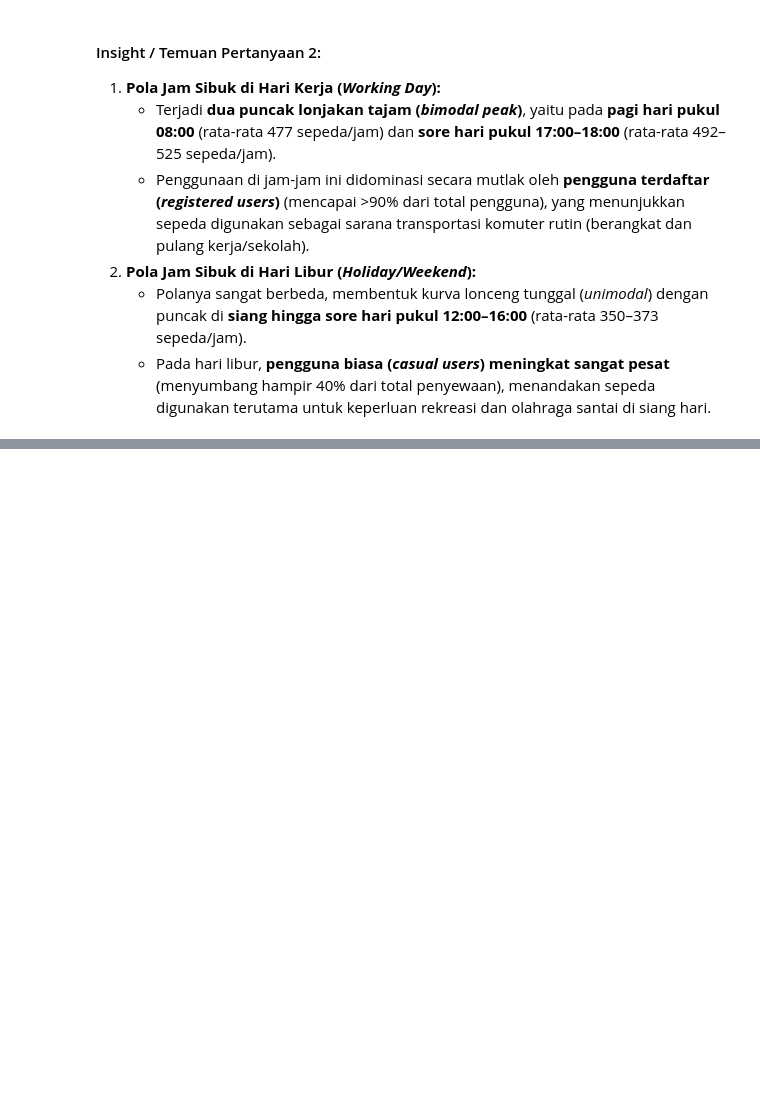
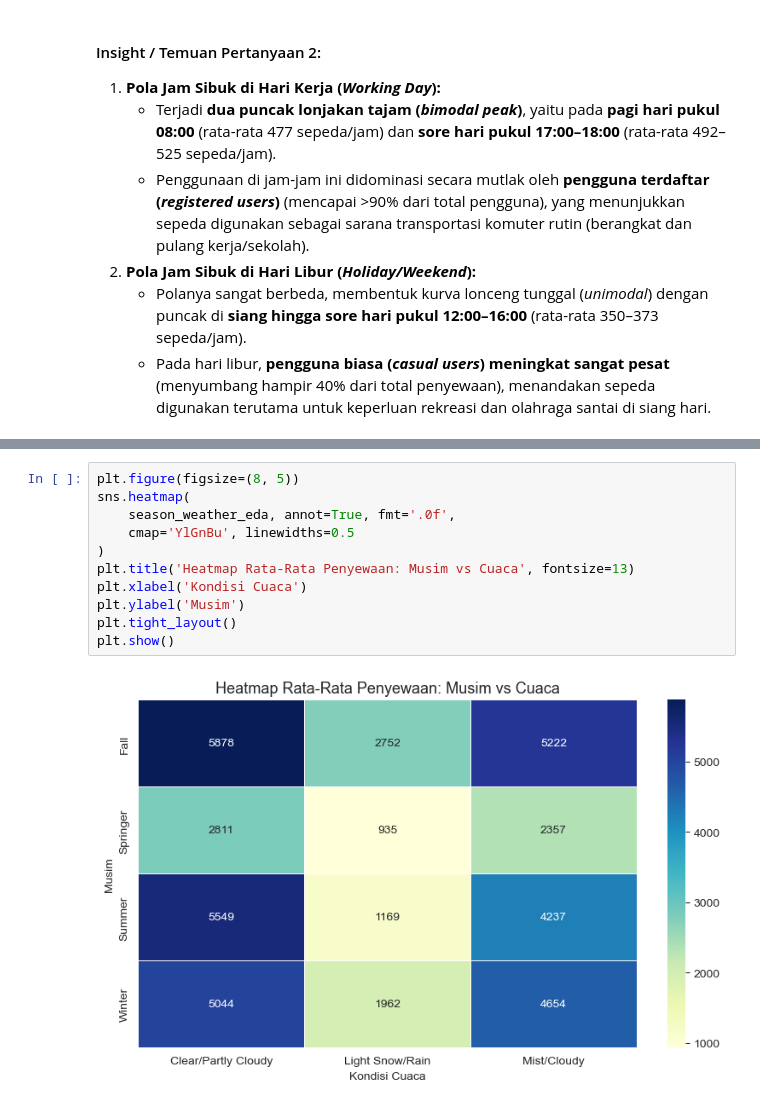
Before and after one commit to primoputra/proyek_analisis_data, a Jupyter notebook: notebook.ipynb, the cells around one changed output, grey strips where cells are left out. Drawn from its saved outputs; the diff is of its cells as text; blank space fills up the shorter version.

```diff
--- a/notebook.ipynb
+++ b/notebook.ipynb
@@ -360,0 +476,13 @@ display(
+# %%
+plt.figure(figsize=(8, 5))
+sns.heatmap(
+    season_weather_eda, annot=True, fmt='.0f',
+    cmap='YlGnBu', linewidths=0.5
+)
+plt.title('Heatmap Rata-Rata Penyewaan: Musim vs Cuaca', fontsize=13)
+plt.xlabel('Kondisi Cuaca')
+plt.ylabel('Musim')
+plt.tight_layout()
+plt.show()
+# %% [output]
+[figure, added]
```
Also changed, not shown: parts of 9 cells of this notebook.
